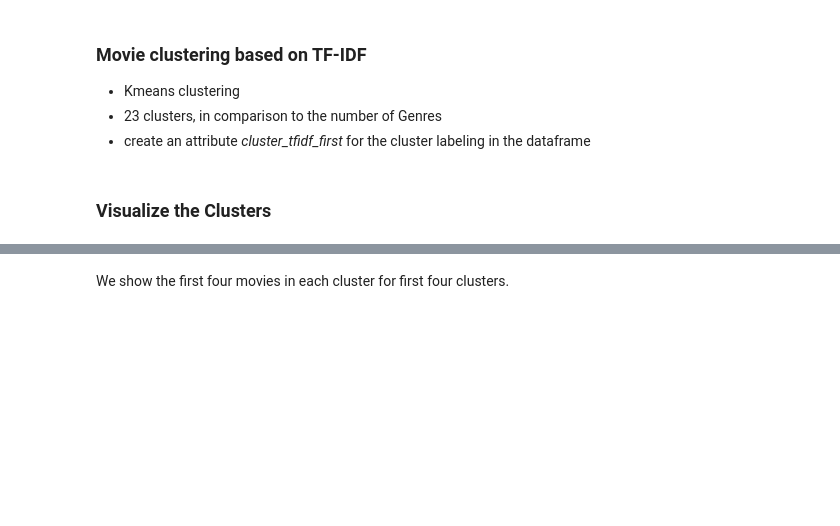
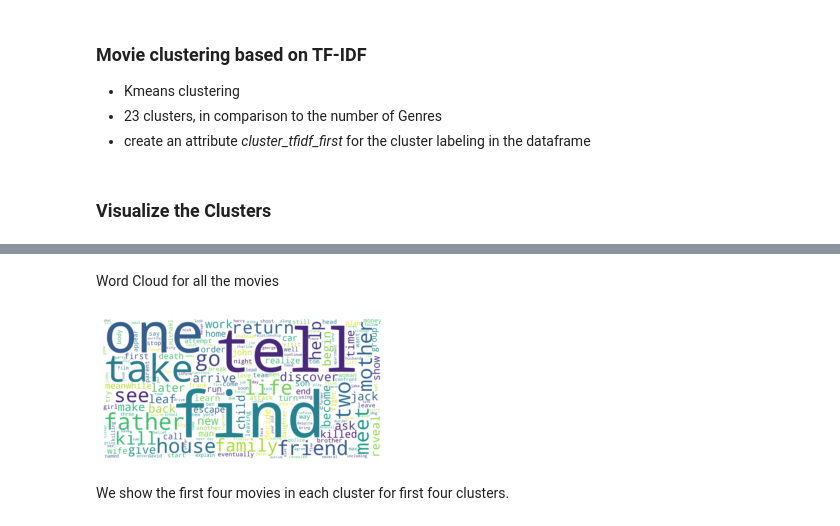
Before and after one commit to UCSB-PSTAT-234/Spring2021-American-Film-Directors, a Jupyter notebook: groupproject.ipynb, the cells around one changed output, grey strips where cells are left out. Drawn from its saved outputs; the diff is of its cells as text; code cells hidden in the pictures; blank space fills up the shorter version.

```diff
--- a/groupproject.ipynb
+++ b/groupproject.ipynb
@@ -284,0 +320,2 @@ Pass the following variables as keyword args: x, y. From version 0.12, the only
+# %% [markdown]
+Word Cloud for all the movies
@@ -285,3 +337,11 @@ Pass the following variables as keyword args: x, y. From version 0.12, the only
+# %%
+unique_string=(" ").join(plots)
+wordcloud = WordCloud(width = 2000, height = 1000, background_color='white').generate(unique_string)
+plt.pyplot.imshow(wordcloud, interpolation='bilinear')
+plt.pyplot.axis("off")
+plt.pyplot.show()
+# %% [output]
+[figure, added]
 # %% [markdown]
 We show the first four movies in each cluster for first four clusters.
 # %%
```
Also changed, not shown: parts of 91 cells of this notebook, 2 other files.
